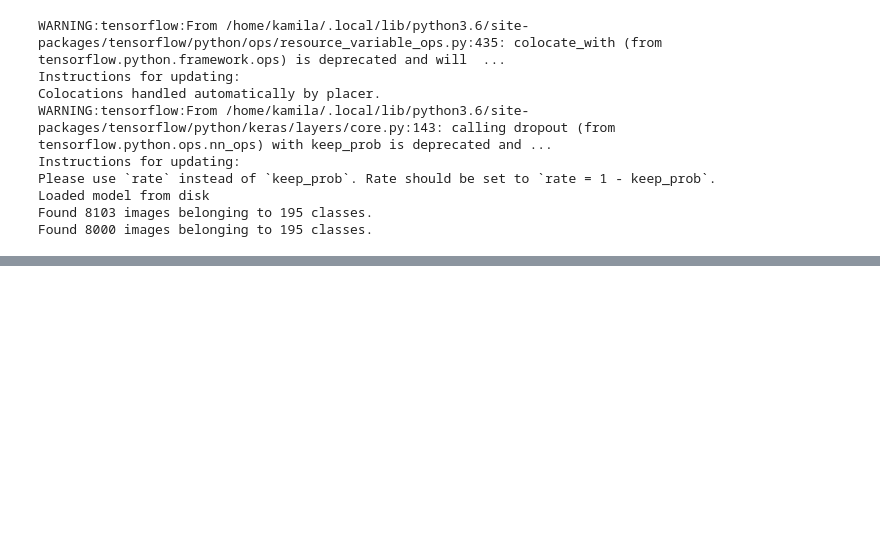
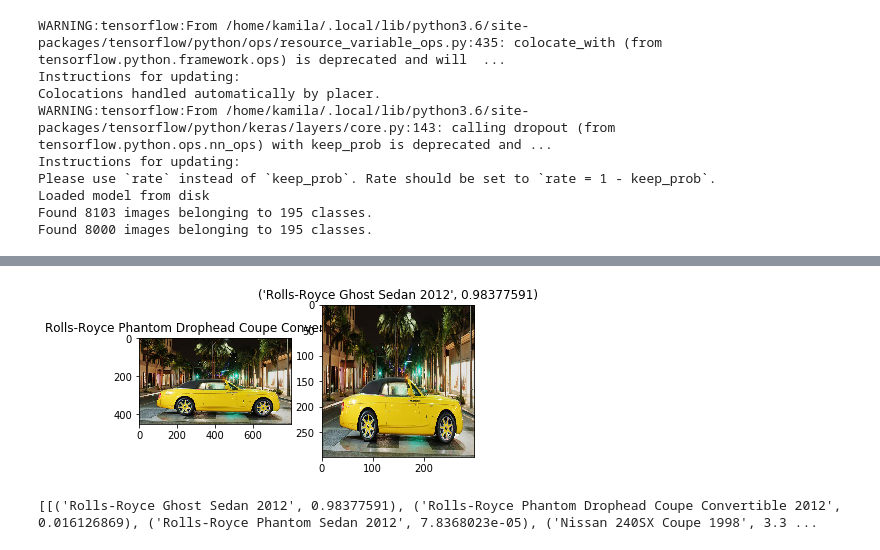
Before and after one commit to kaamka/cars-classification-deep-learning, a Jupyter notebook: demo.ipynb, the cells around one changed output, grey strips where cells are left out. Saved outputs shown, nothing was run; the diff lists cells and outputs as text; code cells hidden in the pictures; blank space fills up the shorter version.

```diff
--- a/demo.ipynb
+++ b/demo.ipynb
@@ -190,0 +230,5 @@ perform_pred(loaded_model, resize=True, car_class='BMW 3 Series Sedan 2012', img
+# %%
+perform_pred(loaded_model, resize=False, car_class=None, img_pth=None, show_imgs=True)
+# %% [output]
+[figure, added]
+[[('Rolls-Royce Ghost Sedan 2012', 0.98377591), ('Rolls-Royce Phantom Drophead Coupe Convertible 2012', 0.016126869), ('Rolls-Royce Phantom Sedan 2012', 7.8368023e-05), ('Nissan 240SX Coupe 1998', 3.3 ...
```
Also changed, not shown: parts of 4 cells of this notebook, 2 other files.
